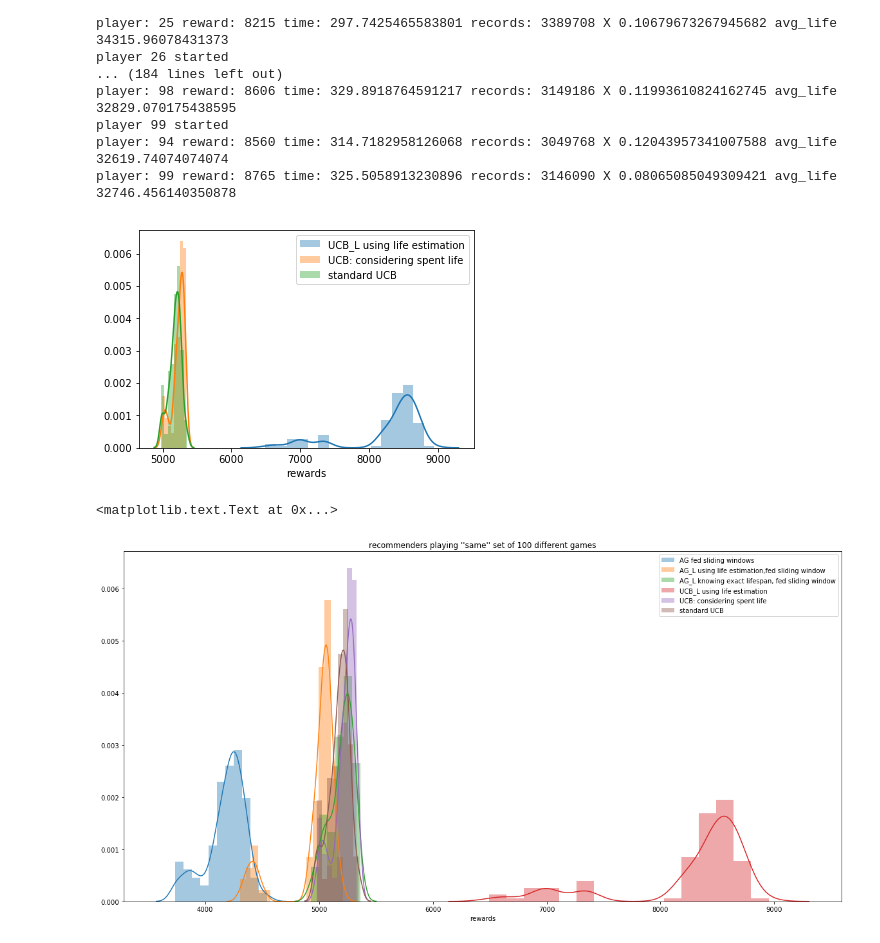
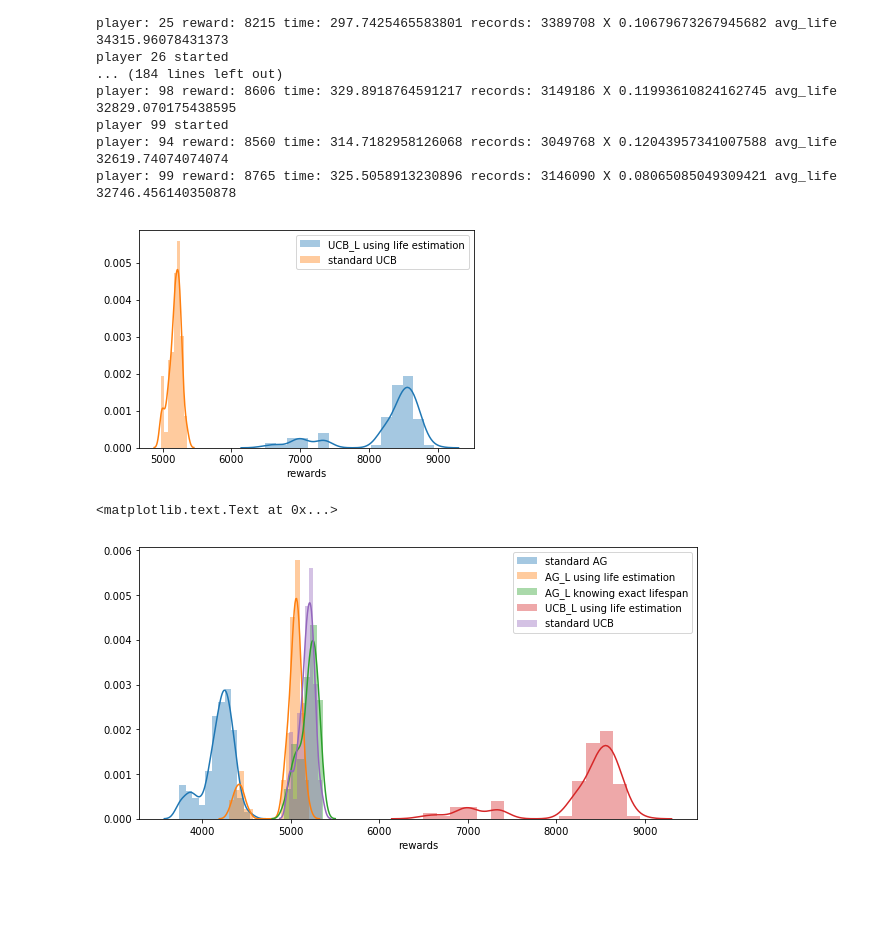
Before and after one commit to ShrekFelix/Reducing-Exploration-of-Dying-Arms-in-Mortal-Bandits, a Jupyter notebook: recommenders SCALED.ipynb, the cells around one changed output. Drawn from its saved outputs; the diff is of its cells as text; code cells hidden in the pictures; blank space fills up the shorter version.

```diff
--- a/recommenders SCALED.ipynb
+++ b/recommenders SCALED.ipynb
@@ -42,6 +41,8 @@ with open('save/plt_ucbl_est', 'rb') as f:
     plt_ucbl_est = pickle.load(f)
 with open('save/plt_ucb', 'rb') as f:
     plt_ucb = pickle.load(f)
+with open('save/plt_ucb_vanilla', 'rb') as f:
+    plt_ucb_vanilla = pickle.load(f)
 # %%
 records = pd.concat([pd.read_csv('data/ydata-fp-td-clicks-v2_0.'+ str(20111000+i),
                                  sep=' ',
@@ -135,7 +136,7 @@ class AG_L:
         self.pool = copy.deepcopy(pool) # ordered dict of arms
         self.unborn = copy.deepcopy(unborn)
         self.n_exploit = 0
-        self.best = 'id-563643'
+        self.best = None
         self.est_life = est_life
 
     def update(self, record):
@@ -143,7 +144,10 @@ class AG_L:
         self.pool[record.id].rewards += record.clicked
         self.pool[record.id].T += 1
         self.pool[record.id].X = self.pool[record.id].rewards / self.pool[record.id].T
-        self.best = max((self.best, record.id), key= lambda arm:self.pool[arm].X)
+        if not self.best:
+            self.best = record.id
+        else:
+            self.best = max((self.best, record.id), key= lambda arm:self.pool[arm].X)
 
     def filter_live(self):
         '''
@@ -204,7 +208,7 @@ class AG_L:
                 self.filter_live()
                 if random.random() < self.pool[self.best].X: #exploit
                     pick = self.best
-                    exploited = 1
+                    exploited = True
                 else: #explore
                     if self.est_life: # if using life estimation(instead of knowing exact life span)
                         # filter by birth time
@@ -212,7 +216,7 @@ class AG_L:
                         pick = random.choice(ranking[:int(threshold*len(ranking))])
                     else:
                         pick = random.choice(self.alive[int((1-threshold)*len(self.alive)) : ])
-                    exploited = 0
+                    exploited = False
                 if pick == record.id:
                     if exploited:
                         self.n_exploit += 1
@@ -579,24 +583,24 @@ with open('save/plt_ucbl_est', 'wb') as f:
     pickle.dump(plt_ucbl_est,f)
 # %%
 sns.distplot(plt_ucbl_est, label='UCB_L using life estimation')
-sns.distplot(plt_ucb, label='UCB: considering spent life')
+#sns.distplot(plt_ucb, label='UCB: considering spent life')
 sns.distplot(plt_ucb_vanilla, label='standard UCB')
 plt.legend()
 plt.xlabel('rewards')
 pass
 # %% [output]
-[figure, old version]
+[figure, new version]
 # %%
-plt.figure(figsize=(20,10))
-sns.distplot(plt_ag_sw, label='AG fed sliding windows')
-sns.distplot(plt_agl_est_sw, label='AG_L using life estimation,fed sliding window')
-sns.distplot(plt_agl_sw, label='AG_L knowing exact lifespan, fed sliding window')
+plt.figure(figsize=(10,5))
+sns.distplot(plt_ag_sw, label='standard AG')
+sns.distplot(plt_agl_est_sw, label='AG_L using life estimation')
+sns.distplot(plt_agl_sw, label='AG_L knowing exact lifespan')
 sns.distplot(plt_ucbl_est, label='UCB_L using life estimation')
-sns.distplot(plt_ucb, label='UCB: considering spent life')
+#sns.distplot(plt_ucb, label='UCB: considering spent life')
 sns.distplot(plt_ucb_vanilla, label='standard UCB')
 plt.legend()
-plt.title('''recommenders playing ''same'' set of 100 different games''')
+#plt.title('''recommenders playing ''same'' set of 100 different games''')
 plt.xlabel('rewards')
 # %% [output]
 <matplotlib.text.Text at 0x...>
-[figure, old version]
+[figure, new version]
```
Also changed, not shown: parts of 4 cells of this notebook.
